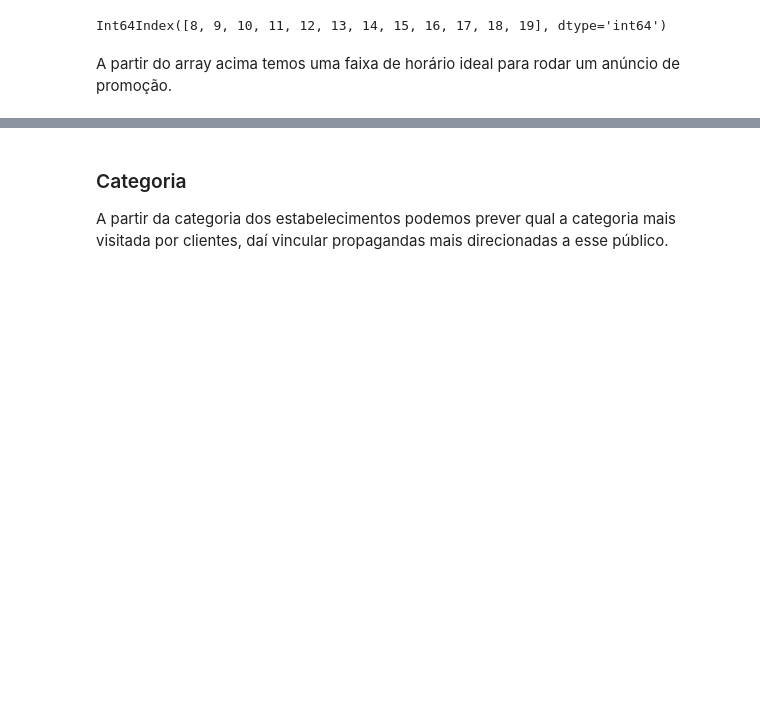
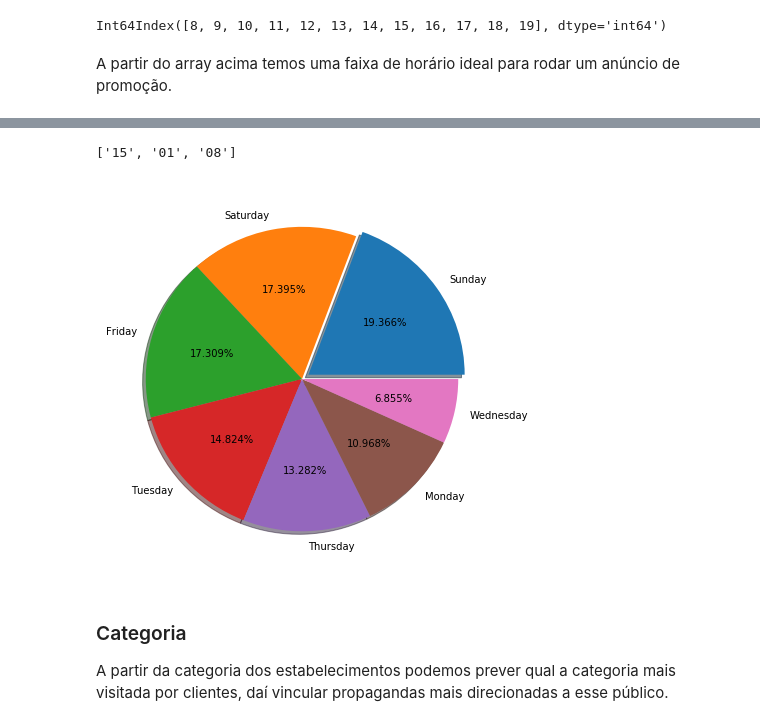
Before and after one commit to jvsn19/analise_varejo, a Jupyter notebook: Projeto.ipynb, the cells around one changed output, grey strips where cells are left out. Saved outputs shown, nothing was run; the diff lists cells and outputs as text; code cells hidden in the pictures; blank space fills up the shorter version.

```diff
--- a/Projeto.ipynb
+++ b/Projeto.ipynb
@@ -148,3 +184,19 @@ Int64Index([8, 9, 10, 11, 12, 13, 14, 15, 16, 17, 18, 19], dtype='int64')
+# %%
+menores_dias = list(contagem_por_dia.sort_values().index)[:3]
+menores_dia_da_semana = dataset[dataset['dia'].isin(menores_dias)]['day_of_week'].value_counts()
+menores_dias
+# %% [output]
+['15', '01', '08']
+# %%
+plt.figure(figsize=(7,7))
+plt.pie(menores_dia_da_semana,
+        labels=menores_dia_da_semana.index,
+        autopct='%.3f%%',
+        explode=(0.05,0,0,0,0,0,0),
+        shadow=True)
+plt.show()
+# %% [output]
+[figure, added]
 # %% [markdown]
 <h3>Categoria</h3>
 <p>A partir da categoria dos estabelecimentos podemos prever qual a categoria mais visitada por clientes, daí vincular propagandas mais direcionadas a esse público.</p>
```
Also changed, not shown: parts of 7 cells of this notebook.
